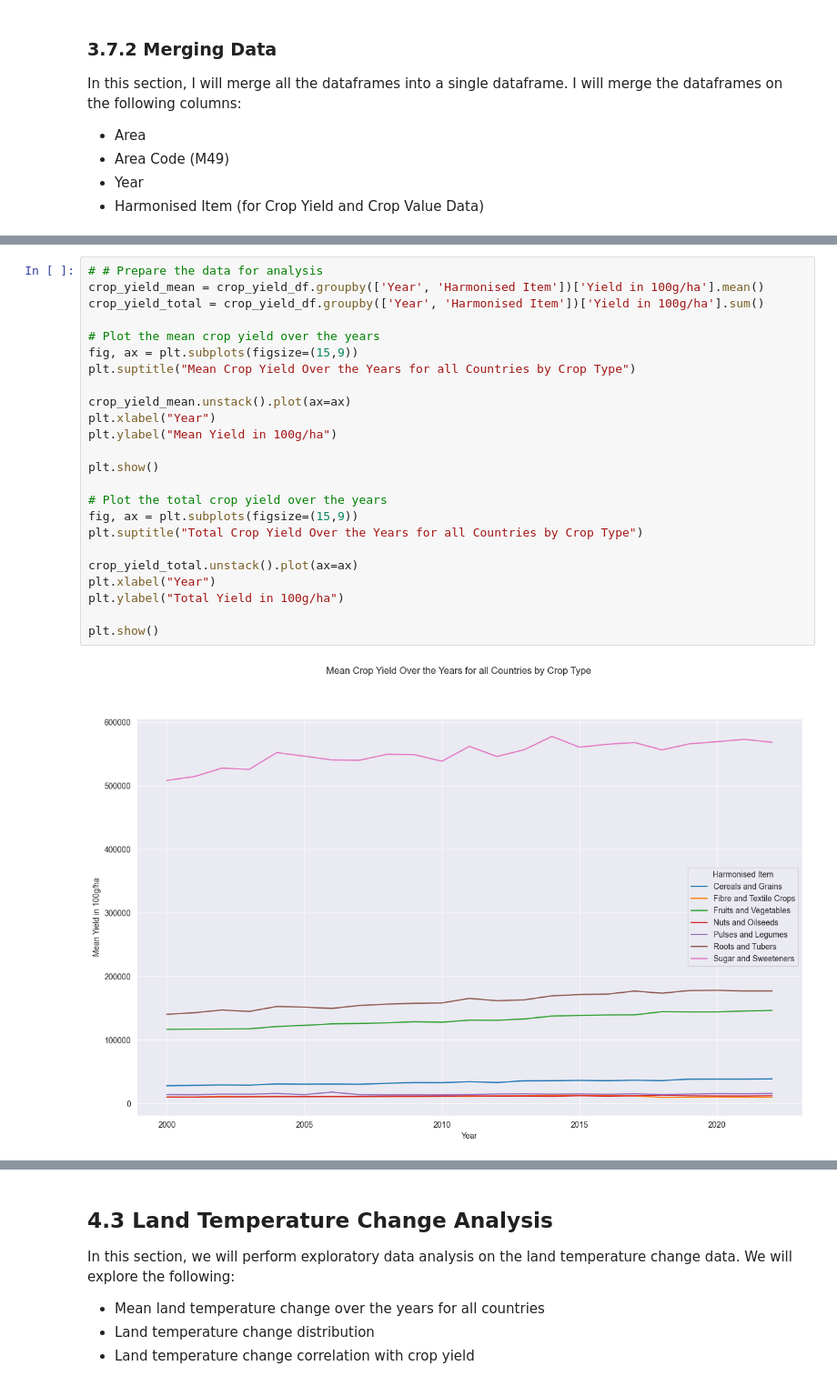
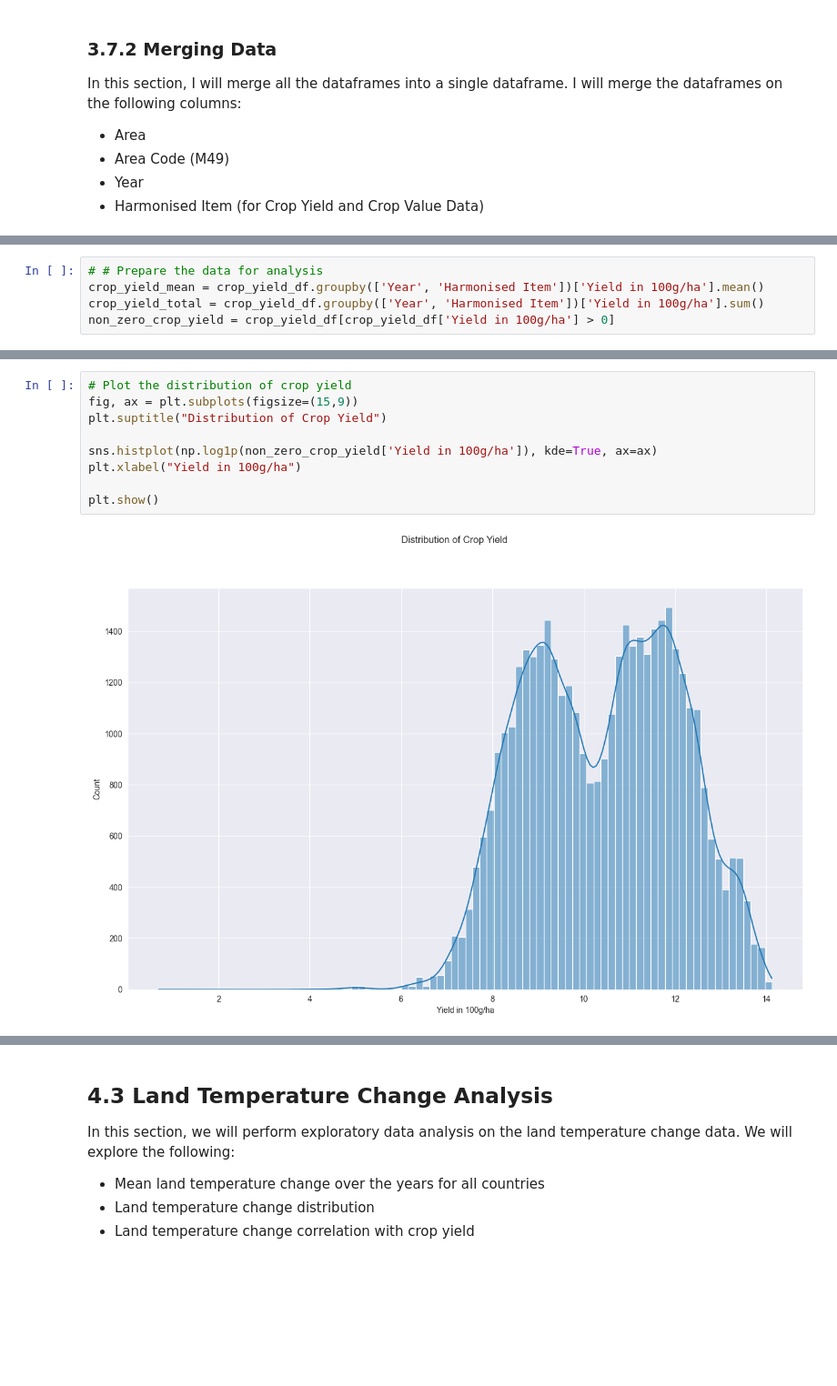
Before and after one commit to tnaccarato/Crop-Forcasting-MLP, a Jupyter notebook: mlp2.ipynb, the cells around one changed output, grey strips where cells are left out. Shown at 91% size. Drawn from its saved outputs; the diff is of its cells as text; blank space fills up the shorter version.

Commit message:
Add rest of exploratory data analysis and correlation heatmap

```diff
--- a/mlp2.ipynb
+++ b/mlp2.ipynb
@@ -333,0 +729,5 @@ In this section, we will perform exploratory data analysis on the crop yield dat
+# %%
+# # Prepare the data for analysis
+crop_yield_mean = crop_yield_df.groupby(['Year', 'Harmonised Item'])['Yield in 100g/ha'].mean()
+crop_yield_total = crop_yield_df.groupby(['Year', 'Harmonised Item'])['Yield in 100g/ha'].sum()
+non_zero_crop_yield = crop_yield_df[crop_yield_df['Yield in 100g/ha'] > 0]
@@ -334,26 +759,11 @@ In this section, we will perform exploratory data analysis on the crop yield dat
 # %%
-# # Prepare the data for analysis
-crop_yield_mean = crop_yield_df.groupby(['Year', 'Harmonised Item'])['Yield in 100g/ha'].mean()
-crop_yield_total = crop_yield_df.groupby(['Year', 'Harmonised Item'])['Yield in 100g/ha'].sum()
+# Plot the distribution of crop yield
+fig, ax = plt.subplots(figsize=(15,9))
+plt.suptitle("Distribution of Crop Yield")
 
-# Plot the mean crop yield over the years
-fig, ax = plt.subplots(figsize=(15,9))
-plt.suptitle("Mean Crop Yield Over the Years for all Countries by Crop Type")
-
-crop_yield_mean.unstack().plot(ax=ax)
-plt.xlabel("Year")
-plt.ylabel("Mean Yield in 100g/ha")
+sns.histplot(np.log1p(non_zero_crop_yield['Yield in 100g/ha']), kde=True, ax=ax)
+plt.xlabel("Yield in 100g/ha")
 
 plt.show()
-
-# Plot the total crop yield over the years
-fig, ax = plt.subplots(figsize=(15,9))
-plt.suptitle("Total Crop Yield Over the Years for all Countries by Crop Type")
-
-crop_yield_total.unstack().plot(ax=ax)
-plt.xlabel("Year")
-plt.ylabel("Total Yield in 100g/ha")
-
-plt.show()
 # %% [output]
-[figure, old version]
+[figure, new version]
```
Also changed, not shown: parts of 83 cells of this notebook, 1 other file.
